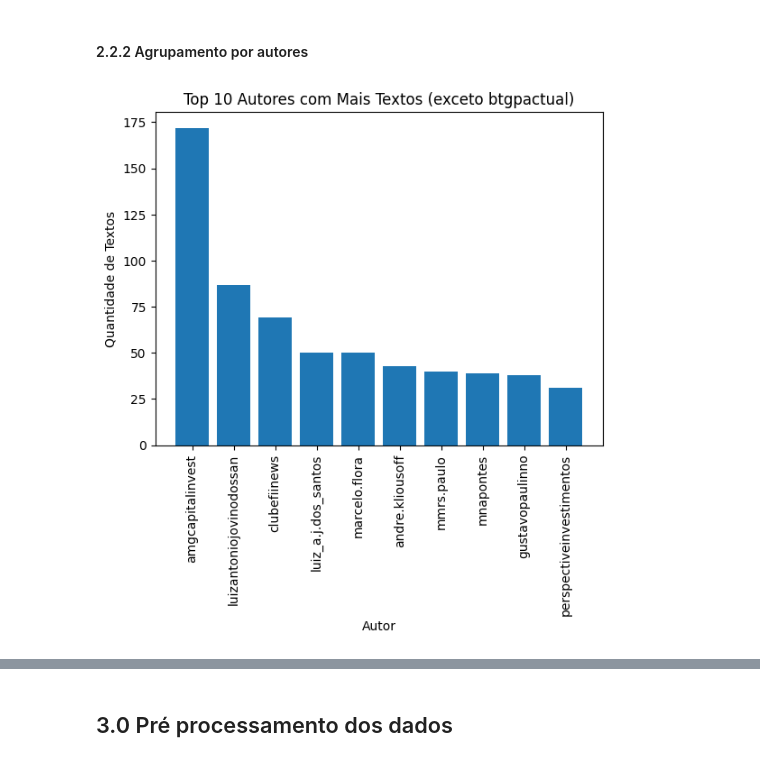
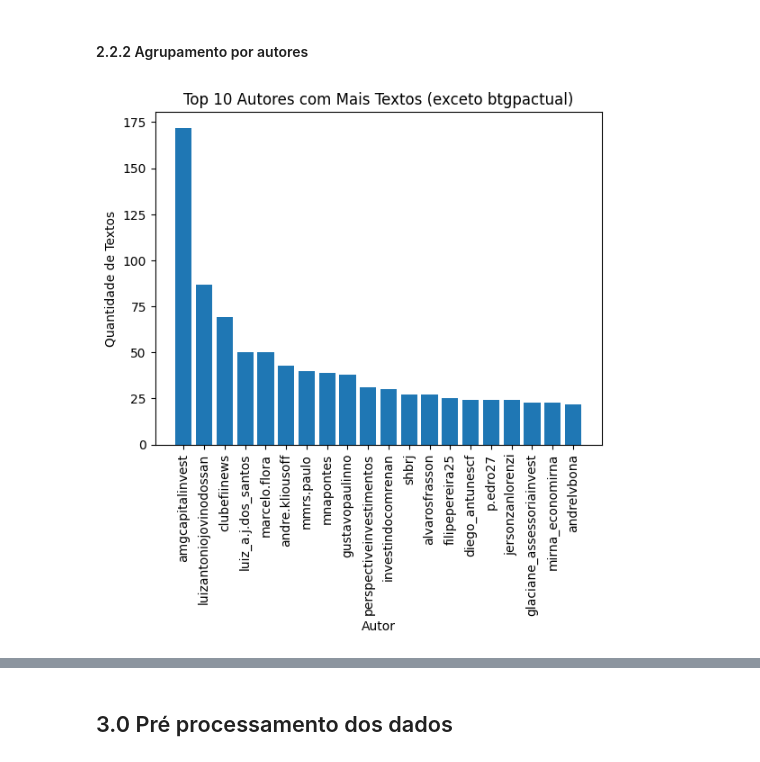
Before and after one commit to 2023M6T4-Inteli/Projeto01, a Jupyter notebook: src/notebook/ModeloPLN_grupo1_sprint4.ipynb, the cells around one changed output, grey strips where cells are left out. Cells and saved outputs as stored; diff of their text form; code cells hidden in the pictures.

```diff
--- a/src/notebook/ModeloPLN_grupo1_sprint4.ipynb
+++ b/src/notebook/ModeloPLN_grupo1_sprint4.ipynb
@@ -250,22 +231,22 @@ plt.show()
 # %%
 import pandas as pd
 import matplotlib.pyplot as plt
 
 # Agrupamento dos textos por autor, excluindo o "btg pactual"
 textosPorAutor = df.query("autor != 'btgpactual'").groupby('autor')['texto'].count().reset_index()
 
 # Ordenação dos autores por quantidade de textos
 textosPorAutor = textosPorAutor.sort_values('texto', ascending=False).reset_index(drop=True)
 
 # Seleção dos 10 autores com mais textos
-top10Autores = textosPorAutor.head(10)
+top10Autores = textosPorAutor.head(20)
 
 # Gráfico de barras com a quantidade de textos por autor
 plt.bar(top10Autores['autor'], top10Autores['texto'])
 plt.xticks(rotation=90)
 plt.xlabel('Autor')
 plt.ylabel('Quantidade de Textos')
 plt.title('Top 10 Autores com Mais Textos (exceto btgpactual)')
 plt.show()
 # %% [output]
-[figure, old version]
+[figure, new version]
```
Also changed, not shown: parts of 70 cells of this notebook.
